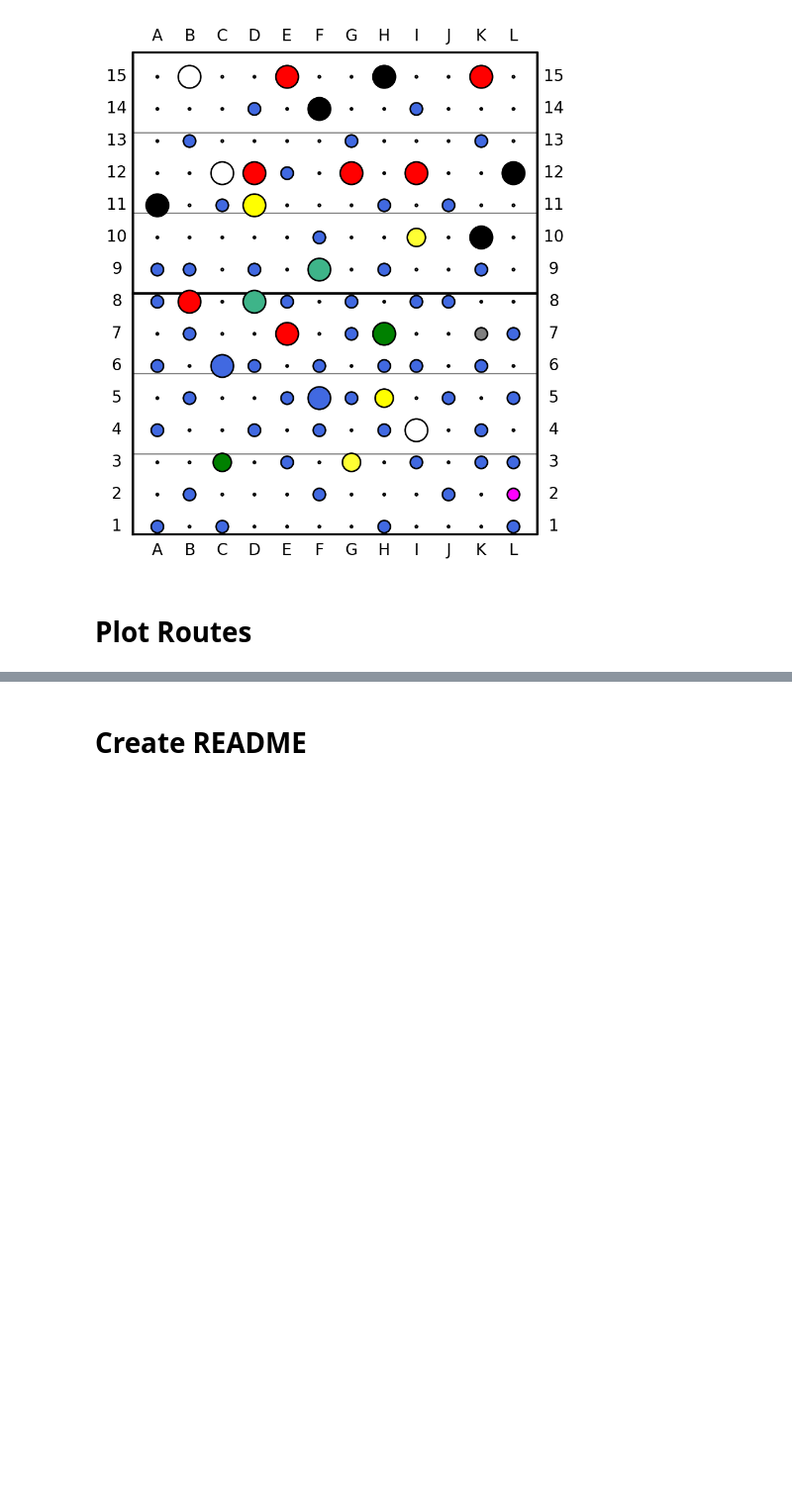
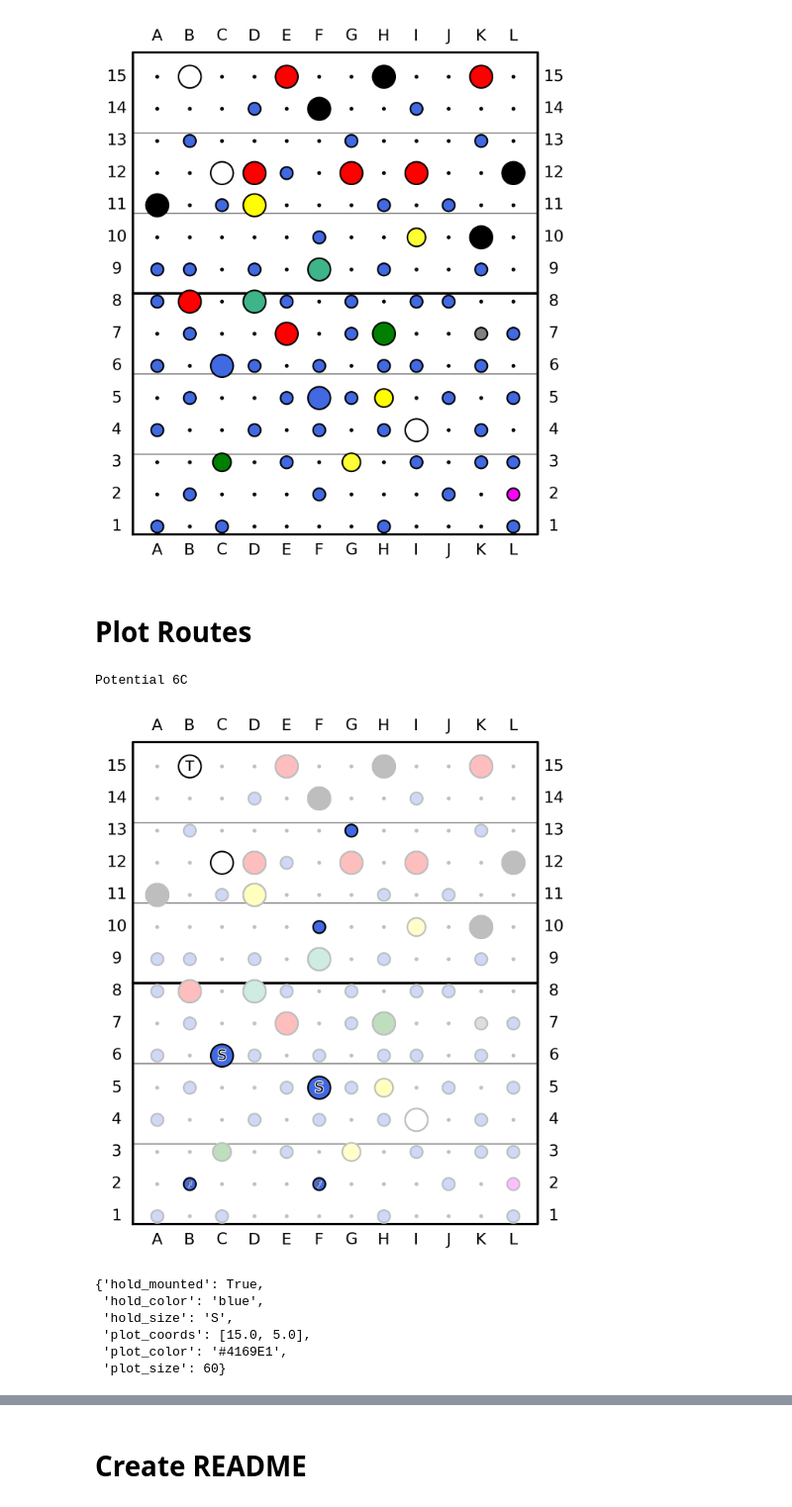
Before and after one commit to Gotsmy/home_wall, a Jupyter notebook: plot_routes.ipynb, the cells around one changed output, grey strips where cells are left out. Shown at 99% size. Saved outputs shown, nothing was run; the diff lists cells and outputs as text; code cells hidden in the pictures; blank space fills up the shorter version.

```diff
--- a/plot_routes.ipynb
+++ b/plot_routes.ipynb
@@ -49,10 +50,6 @@ def plot_background(ax):
         ax.text(-10,v,f"{i+1}",va="center",ha="center")
         ax.text(260,v,f"{i+1}",va="center",ha="center")
 
-def plot_hold(ax,hold):
-#    print(hold)
-    ax.scatter(*hold["plot_coords"],color=hold["plot_color"],s=hold["plot_size"],edgecolor="k",linewidth=1)
-
 def plot_all_holds(ax,holds):
     for hold_coords, hold in holds.items():
         plot_hold(ax,hold)
@@ -83,15 +80,69 @@ routes = load_routes()
 # %% [markdown]
 # Plot Home Wall
 # %%
-fig = plt.figure(dpi=200,figsize=(5,6))
+fig = plt.figure(dpi=300,figsize=(5,6))
 ax = fig.add_subplot(111)
 plot_background(ax)
 plot_all_holds(ax,home_wall)
 full_wall_path = f"plots/{version}_full_wall.png"
 fig.savefig(full_wall_path)
-trim_whitespace(path,10)
+trim_whitespace(full_wall_path,10)
 fig.show()
 # %% [output]
 [figure]
 # %% [markdown]
 # Plot Routes
+# %%
+def plot_hold(ax,hold,text=False,fade=False):
+    x,y = hold["plot_coords"]
+    ax.scatter(x,y,color=hold["plot_color"],s=hold["plot_size"],edgecolor="k",linewidth=1)
+    if fade:
+        ax.scatter(x,y,color="w",s=hold["plot_size"]+30,edgecolor="k",linewidth=0,alpha=.75)
+        # plt.scatter(*get_plot_coords(wall_coords),color="w",linewidth=0,s=s+30,alpha=1-alpha)
+    if text:
+        if hold["hold_size"] == "S":
+            text_size = 5
+        elif hold["hold_size"] == "M":
+            text_size = 7
+        elif hold["hold_size"] == "L":
+            text_size = 9
+        txt = ax.text(x+.1,y-.5,text, size=text_size, color='black',va="center",ha="center")
+        txt.set_path_effects([PathEffects.withStroke(linewidth=text_size/8, foreground='w')])
+
+
+for route_name, route in routes.items():
+    print(route_name)
+    fig = plt.figure(dpi=300,figsize=(5,6))
+    ax = fig.add_subplot(111)
+    plot_background(ax)
+    for hold in route["start"]:
+        plot_hold(ax,home_wall[hold],text="S")
+    for hold in route["top"]:
+        plot_hold(ax,home_wall[hold],text="T")
+    for hold in route["hands"]:
+        plot_hold(ax,home_wall[hold])
+    for hold in route["feet"]:
+        plot_hold(ax,home_wall[hold],text="F")
+    used_hold_coords = route["start"]+route["top"]+route["hands"]+route["feet"]
+    for hold_coord, hold in home_wall.items():
+        if hold_coord not in used_hold_coords:
+            plot_hold(ax,hold,fade=True)
+
+
+    tmp_route_path = f"plots/{version}_{route_name}.png"
+    # fig.savefig(tmp_route_path)
+    # trim_whitespace(tmp_route_path,10)
+    fig.show()
+    break
+# %% [output]
+Potential 6C
+[figure, added]
+# %%
+home_wall["1A"]
+# %% [output]
+{'hold_mounted': True,
+ 'hold_color': 'blue',
+ 'hold_size': 'S',
+ 'plot_coords': [15.0, 5.0],
+ 'plot_color': '#4169E1',
+ 'plot_size': 60}
```
Also changed, not shown: parts of 3 cells of this notebook, 2 other files.
